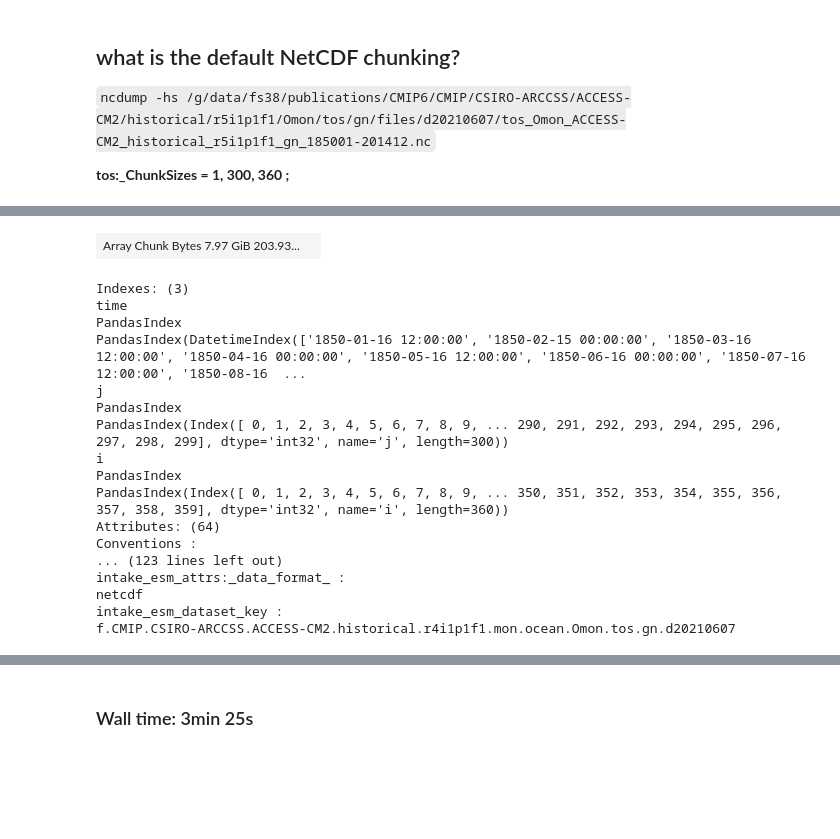
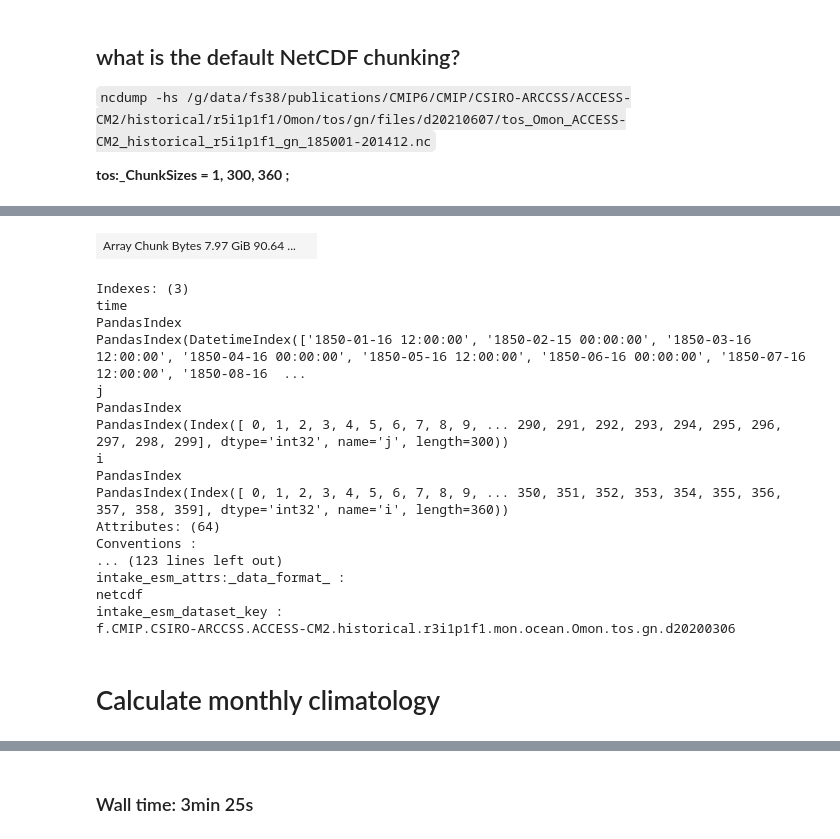
Before and after one commit to shared-climate-data-problems/CMIP-data-problems, a Jupyter notebook: notebooks/CMIP6_ARD_OHW24.ipynb, the cells around one changed output, grey strips where cells are left out. Cells and saved outputs as stored; diff of their text form; code cells hidden in the pictures; blank space fills up the shorter version.

```diff
--- a/notebooks/CMIP6_ARD_OHW24.ipynb
+++ b/notebooks/CMIP6_ARD_OHW24.ipynb
@@ -195,9 +204,9 @@ f.CMIP.CSIRO-ARCCSS.ACCESS-CM2.historical.r4i1p1f1.mon.ocean.Omon.tos.gn.d202106
 **tos:_ChunkSizes = 1, 300, 360 ;**
 # %%
 %%time
-xarray_open_kwargs = {'chunks':{'time':495}}
+xarray_open_kwargs = {'chunks':{'member':1,'time':220,'j':300,'i':360}}
 dataset_dict = my_cmip6_search.to_dataset_dict(progressbar=False,xarray_open_kwargs=xarray_open_kwargs)
 dataset_dict_clean = {key: ds.drop_vars(['vertices_longitude', 'vertices_latitude', 'time_bnds'], errors='ignore')
            for key, ds in dataset_dict.items()}
-combined_ds_chunked = xr.concat(dataset_dict_clean.values(), dim='member')
+SST_ds_chunked_on_open = xr.concat(dataset_dict_clean.values(), dim='member')
 # %% [output]
@@ -206,5 +215,5 @@ Wall time: 2.28 s
 # %%
-combined_ds_chunked
+SST_ds_chunked_on_open
 # %% [output]
 <xarray.Dataset> Size: 9GB Dimensions: (member: 10, time: 1980, j: 300, i: 360) Coordinates: * time (time) datetime64[ns] 16kB 1850-01-16T12:00:00 ... 2014-12-16T... * j (j) int32 1kB 0 1 2 3 4 5 6 7  ...
 xarray.Dataset
@@ -226,4 +235,4 @@ history :
-| Array Chunk Bytes 7.97 GiB 203.93... |  |
+| Array Chunk Bytes 7.97 GiB 90.64 ... |  |
 Indexes: (3)
 time
 PandasIndex
@@ -240,5 +249,7 @@ Conventions :
 intake_esm_attrs:_data_format_ :
 netcdf
 intake_esm_dataset_key :
-f.CMIP.CSIRO-ARCCSS.ACCESS-CM2.historical.r4i1p1f1.mon.ocean.Omon.tos.gn.d20210607
+f.CMIP.CSIRO-ARCCSS.ACCESS-CM2.historical.r3i1p1f1.mon.ocean.Omon.tos.gn.d20200306
+# %% [markdown]
+# Calculate monthly climatology
 # %%
```
Also changed, not shown: parts of 36 cells of this notebook.
